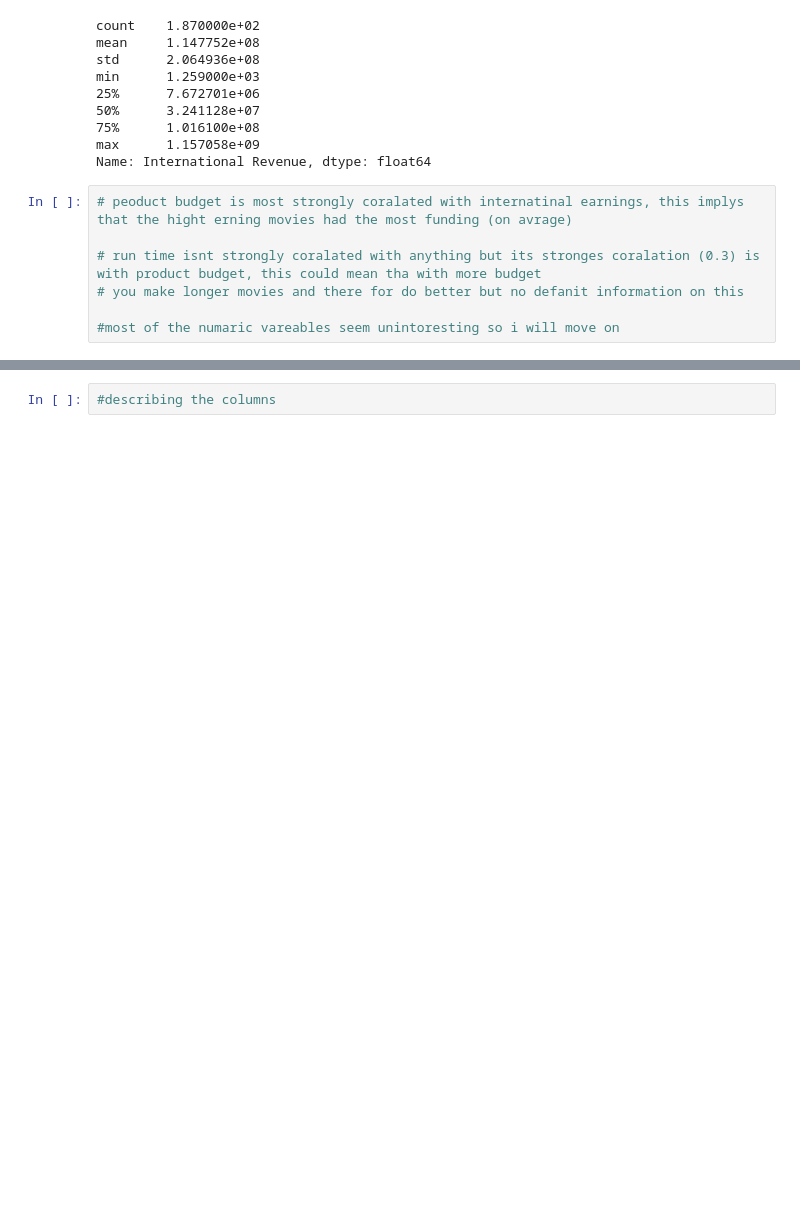
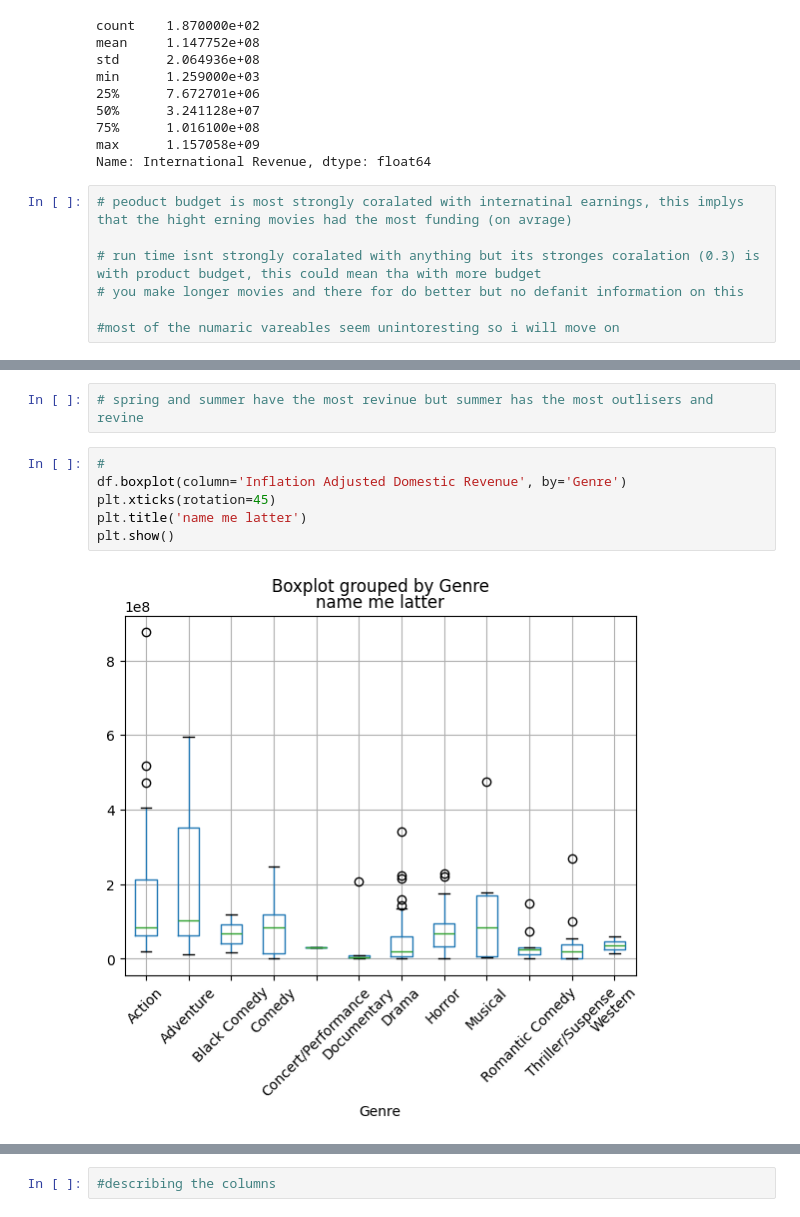
Before and after one commit to CNelson2004/Final_Movie_Analysis, a Jupyter notebook: analyze.ipynb, the cells around one changed output, grey strips where cells are left out. Saved outputs shown, nothing was run; the diff lists cells and outputs as text; blank space fills up the shorter version.

```diff
--- a/analyze.ipynb
+++ b/analyze.ipynb
@@ -115,0 +124,10 @@ Name: International Revenue, dtype: float64
+# %%
+# spring and summer have the most revinue but summer has the most outlisers and revine
+# %%
+#
+df.boxplot(column='Inflation Adjusted Domestic Revenue', by='Genre')
+plt.xticks(rotation=45)
+plt.title('name me latter')
+plt.show()
+# %% [output]
+[figure, added]
```
Also changed, not shown: parts of 5 cells of this notebook.
